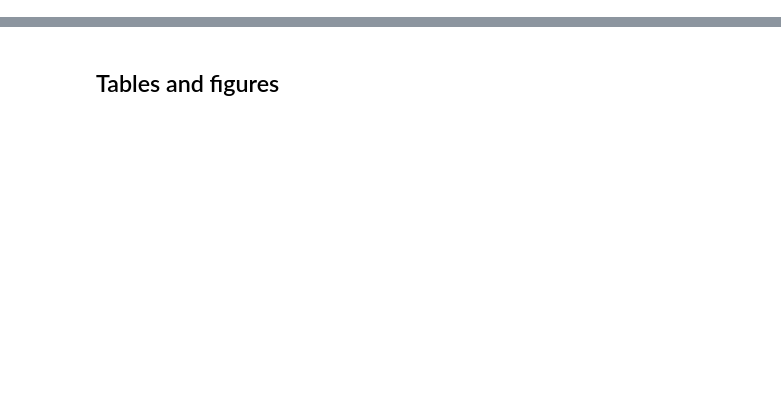
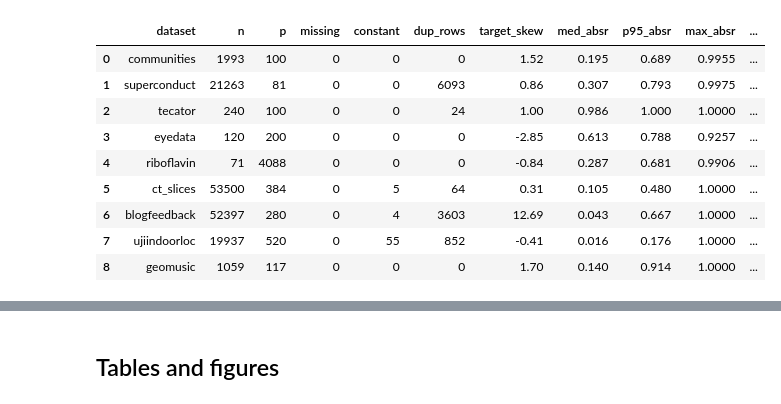
Before and after one commit to LD-Shell/beamFeat, a Jupyter notebook: benchmarks/additional_experiments/run_all.ipynb, the cells around one changed output, grey strips where cells are left out. Saved outputs shown, nothing was run; the diff lists cells and outputs as text; code cells hidden in the pictures; blank space fills up the shorter version.

```diff
--- a/benchmarks/additional_experiments/run_all.ipynb
+++ b/benchmarks/additional_experiments/run_all.ipynb
@@ -12,0 +108,45 @@ Mirrors `README.md`'s run order; each stage checkpoints, so a cell can be rerun
+# %%
+def probe(X, y, max_rows=3000, max_cols=300, seed=0):
+    """Sub-sample rows and columns for the pairwise statistics."""
+    rng = np.random.default_rng(seed)
+    ri = rng.choice(len(X), min(len(X), max_rows), replace=False)
+    ci = rng.choice(X.shape[1], min(X.shape[1], max_cols), replace=False)
+    A = X.to_numpy(float)[np.ix_(ri, ci)]
+    return A[:, A.std(axis=0) > 0], y.to_numpy(float)[ri]
+
+rows, cache = [], {}
+for name, fname, target, desc in SPECS:
+    path = DATA / fname
+    if not path.exists():
+        rows.append(dict(dataset=name, status="absent")); continue
+    X, y = load(path, target)
+    A, yy = probe(X, y)
+    with np.errstate(all="ignore"):
+        C = np.corrcoef(A, rowvar=False)
+        off = np.abs(C[np.triu_indices_from(C, k=1)]); off = off[np.isfinite(off)]
+        Az = (A - A.mean(0)) / A.std(0)
+        yz = (yy - yy.mean()) / (yy.std() or 1.0)
+        marginal = np.abs(Az.T @ yz) / len(yy)
+    cache[name] = (A, yy, off, marginal)
+    rows.append(dict(dataset=name, n=len(X), p=X.shape[1],
+                     missing=int(X.isna().sum().sum()),
+                     constant=int((X.nunique() <= 1).sum()),
+                     dup_rows=int(X.duplicated().sum()),
+                     target_skew=round(float(pd.Series(y).skew()), 2),
+                     med_absr=round(float(np.median(off)), 3),
+                     p95_absr=round(float(np.quantile(off, 0.95)), 3),
+                     max_absr=round(float(off.max()), 4),
+                     med_marginal=round(float(np.median(marginal)), 3)))
+diagnostics = pd.DataFrame(rows)
+diagnostics
+# %% [output]
+|  | dataset | n | p | missing | constant | dup_rows | target_skew | med_absr | p95_absr | max_absr | ... |
+| 0 | communities | 1993 | 100 | 0 | 0 | 0 | 1.52 | 0.195 | 0.689 | 0.9955 | ... |
+| 1 | superconduct | 21263 | 81 | 0 | 0 | 6093 | 0.86 | 0.307 | 0.793 | 0.9975 | ... |
+| 2 | tecator | 240 | 100 | 0 | 0 | 24 | 1.00 | 0.986 | 1.000 | 1.0000 | ... |
+| 3 | eyedata | 120 | 200 | 0 | 0 | 0 | -2.85 | 0.613 | 0.788 | 0.9257 | ... |
+| 4 | riboflavin | 71 | 4088 | 0 | 0 | 0 | -0.84 | 0.287 | 0.681 | 0.9906 | ... |
+| 5 | ct_slices | 53500 | 384 | 0 | 5 | 64 | 0.31 | 0.105 | 0.480 | 1.0000 | ... |
+| 6 | blogfeedback | 52397 | 280 | 0 | 4 | 3603 | 12.69 | 0.043 | 0.667 | 1.0000 | ... |
+| 7 | ujiindoorloc | 19937 | 520 | 0 | 55 | 852 | -0.41 | 0.016 | 0.176 | 1.0000 | ... |
+| 8 | geomusic | 1059 | 117 | 0 | 0 | 0 | 1.70 | 0.140 | 0.914 | 1.0000 | ... |
```
Also changed, not shown: parts of 39 cells of this notebook, 39 other files.
